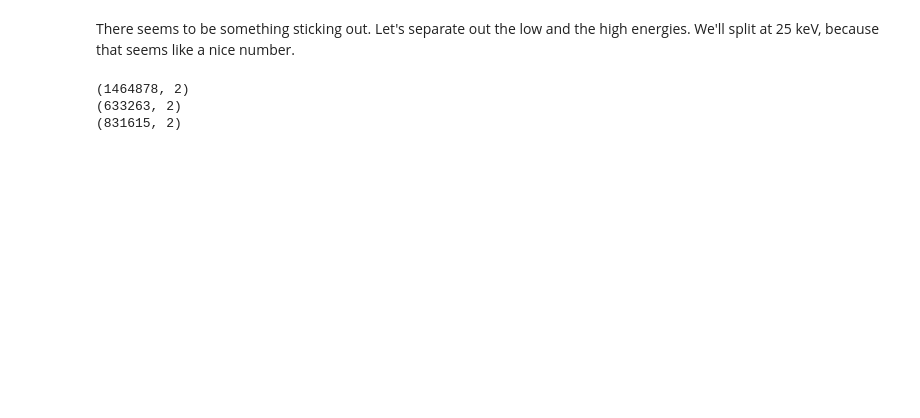
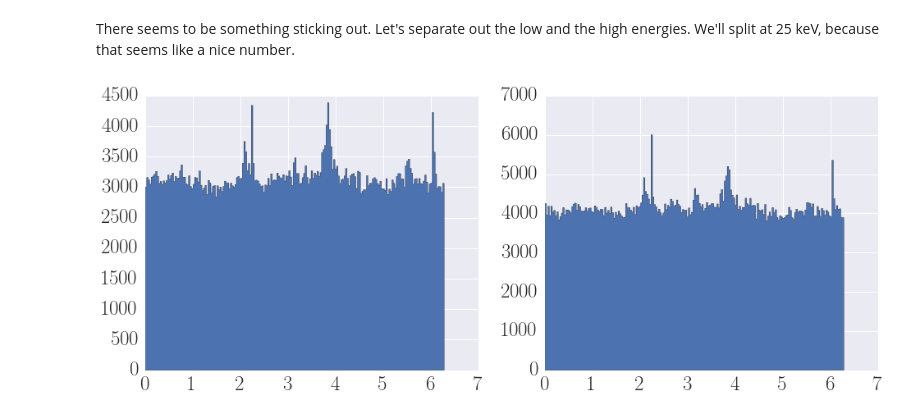
Before and after one commit to dhuppenkothen/photonphase, a Jupyter notebook: PhotonPhase.ipynb, the cells around one changed output. Drawn from its saved outputs; the diff is of its cells as text; code cells hidden in the pictures; blank space fills up the shorter version.

```diff
--- a/PhotonPhase.ipynb
+++ b/PhotonPhase.ipynb
@@ -73,13 +73,11 @@ data_high = data_new[data_new[:,1] > esplit]
 # %%
 phase_low = compute_period(data_low, tstart, period)
 phase_high = compute_period(data_high, tstart, period)
 
-fig = plt.figure(figsize=(16,8))
+fig = plt.figure(figsize=(16,6))
 ax = fig.add_subplot(121)
-ax.hist(phase_low, bins=100, histtype="stepfilled")
+ax.hist(phase_low, bins=200, histtype="stepfilled");
 ax2 = fig.add_subplot(122)
-plt.hist(phase_low, bins=100, histtype="stepfilled")
+ax2.hist(phase_high, bins=200, histtype="stepfilled");
 # %% [output]
-(1464878, 2)
-(633263, 2)
-(831615, 2)
+[figure, added]
```
Also changed, not shown: parts of 11 cells of this notebook.
